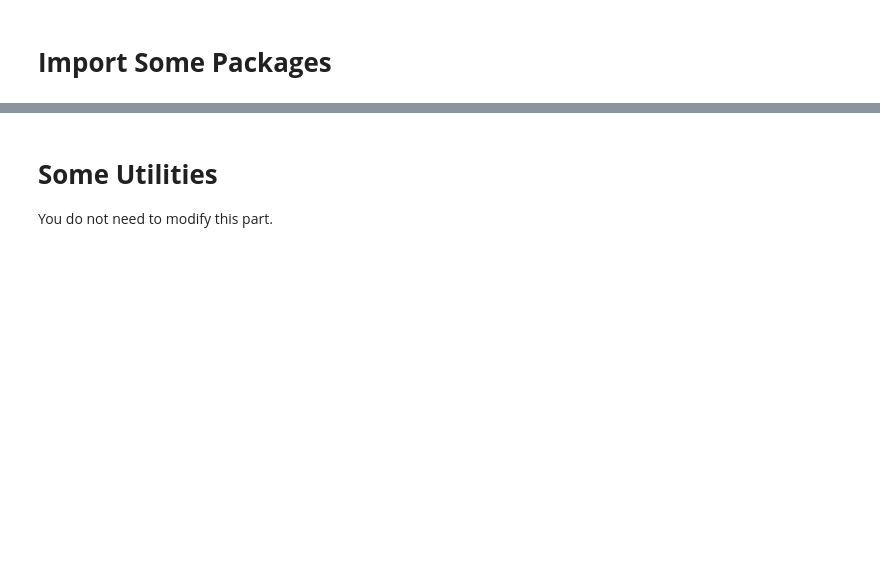
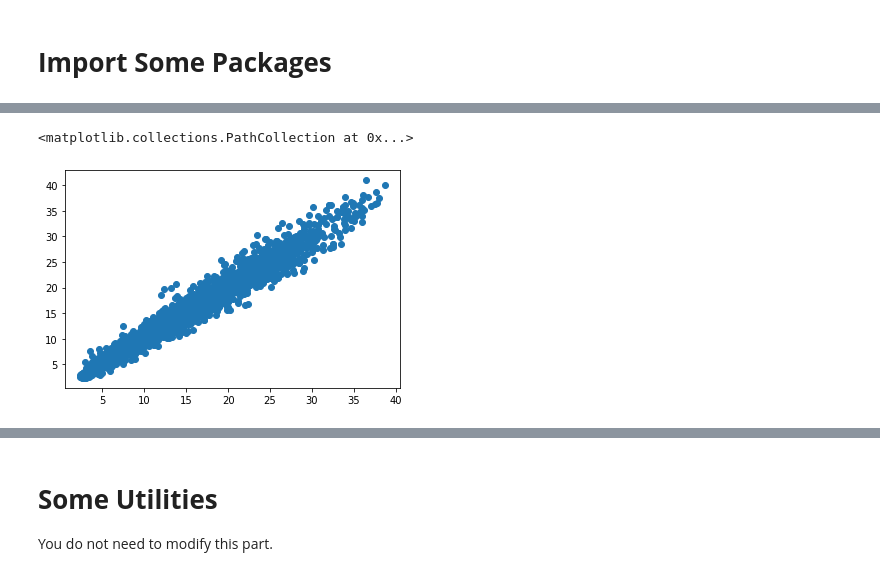
Before and after one commit to Coldeye2020/colab, a Jupyter notebook: HW01/HW01.ipynb, the cells around one changed output, grey strips where cells are left out. Cells and saved outputs as stored; diff of their text form; code cells hidden in the pictures; blank space fills up the shorter version.

```diff
--- a/HW01/HW01.ipynb
+++ b/HW01/HW01.ipynb
@@ -61,0 +167,5 @@ if torch.cuda.is_available():
+# %%
+plt.scatter(data_tr.loc[:,  'tested_positive'], data_tr.loc[:, 'tested_positive.2']) #day1 目标值与day3目标值相关性，线性相关的
+# %% [output]
+<matplotlib.collections.PathCollection at 0x...>
+[figure, added]
```
Also changed, not shown: parts of 24 cells of this notebook.
